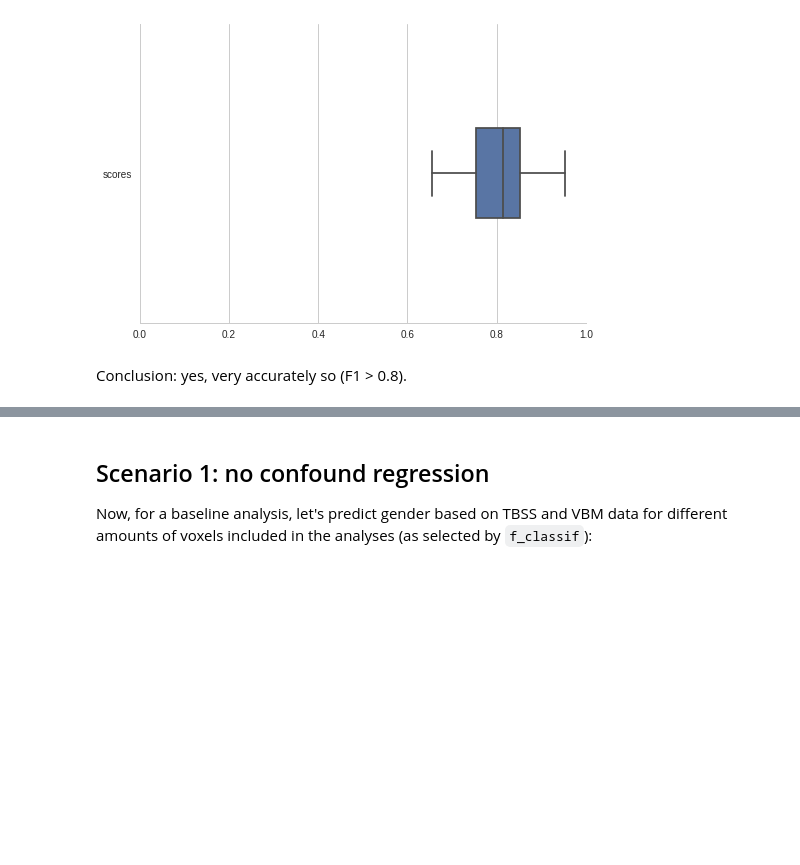
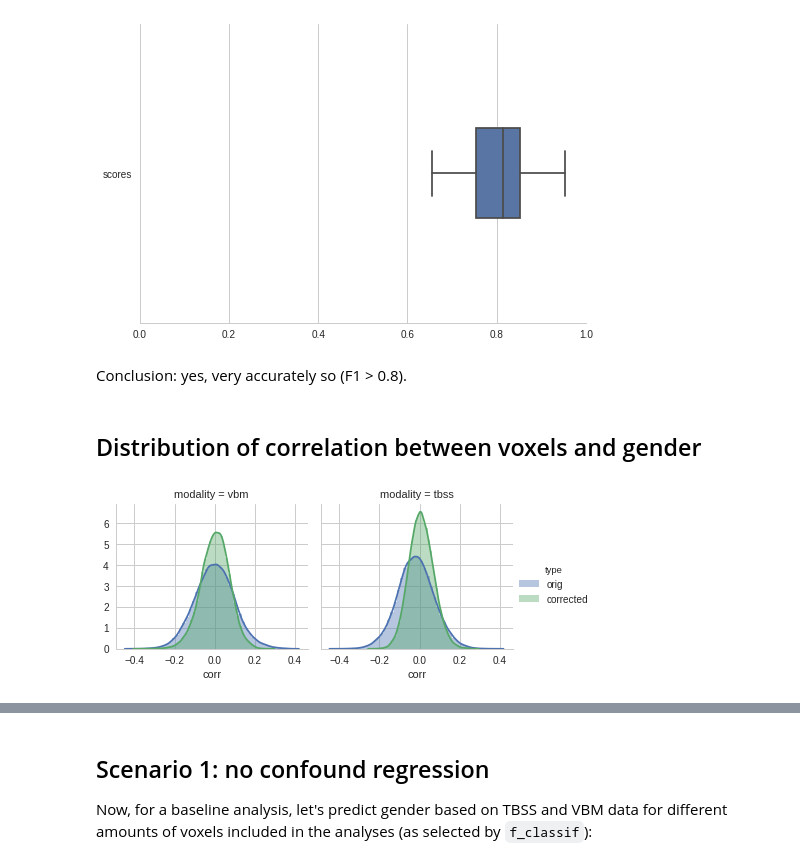
Before and after one commit to lukassnoek/MVCA, a Jupyter notebook: empirical/gender_classification.ipynb, the cells around one changed output, grey strips where cells are left out. Cells and saved outputs as stored; diff of their text form; code cells hidden in the pictures; blank space fills up the shorter version.

```diff
--- a/empirical/gender_classification.ipynb
+++ b/empirical/gender_classification.ipynb
@@ -99,3 +109,25 @@ sns.despine()
 [figure]
 # %% [markdown]
 Conclusion: yes, very accurately so (F1 > 0.8).
+# %% [markdown]
+## Distribution of correlation between voxels and gender
+# %%
+corrs_X_y = {'corr': [], 'type': [], 'modality': []}
+
+for modality in ['vbm', 'tbss']:
+
+    for vox in range(mvp[modality].X.shape[1]):
+        corrs_X_y['corr'].append(np.corrcoef(mvp[modality].X[:, vox], mvp[modality].y)[0, 1])
+        corrs_X_y['type'].append('orig')
+        corrs_X_y['modality'].append(modality)
+        corrs_X_y['corr'].append(np.corrcoef(mvp_sce2[modality].X[:, vox], mvp[modality].y)[0, 1])
+        corrs_X_y['type'].append('corrected')
+        corrs_X_y['modality'].append(modality)
+# %%
+corr_df = pd.DataFrame(corrs_X_y)
+g = sns.FacetGrid(corr_df, col='modality', hue='type')
+g = g.map(sns.distplot, "corr")
+g.add_legend()
+plt.show()
+# %% [output]
+[figure, added]
```
Also changed, not shown: parts of 15 cells of this notebook.
